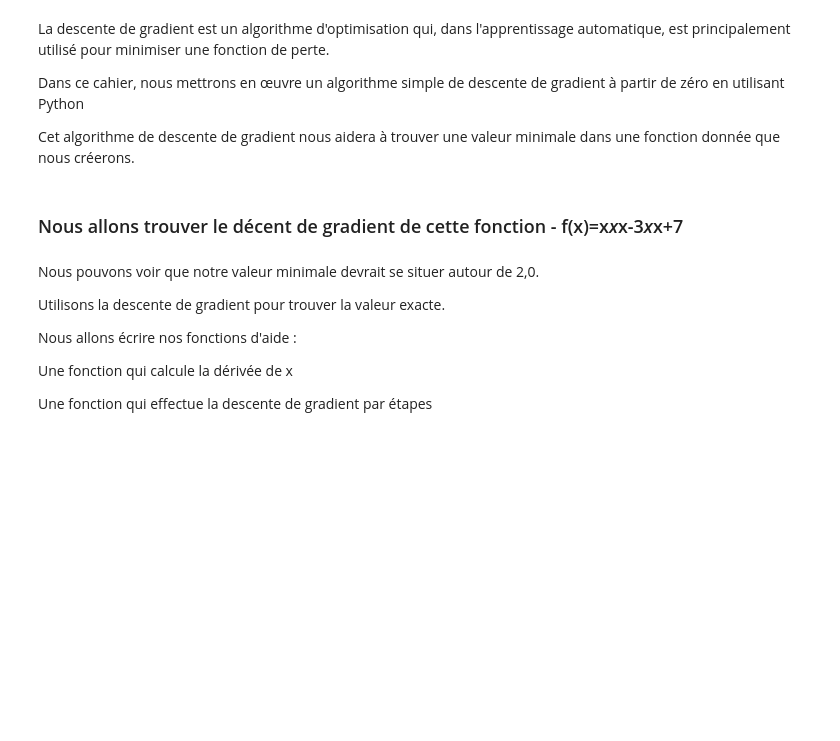
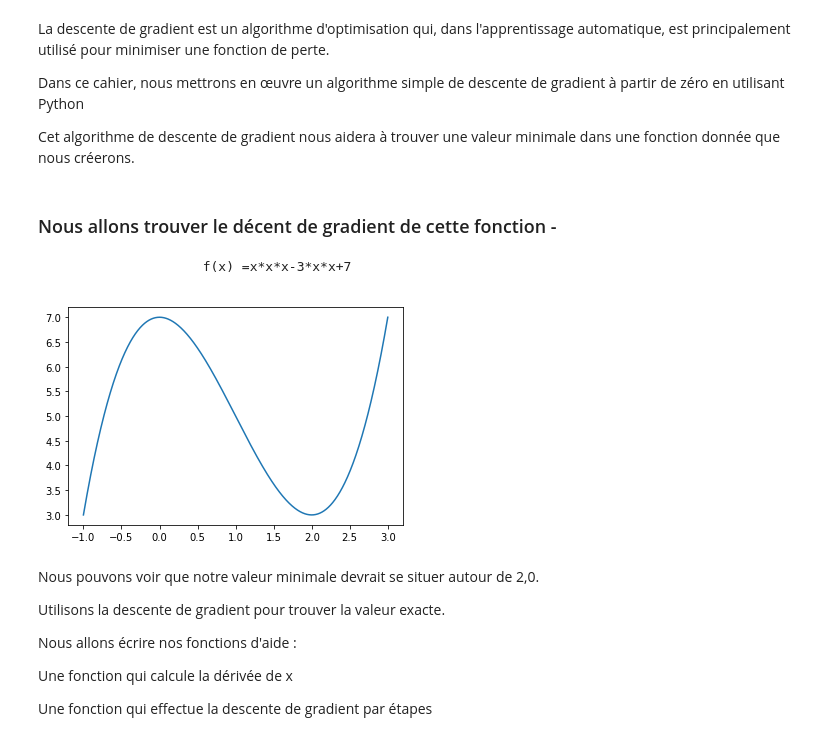
Before and after one commit to gackouhamady/DescentDeGradientFromScratch, a Jupyter notebook: GradientDescent.ipynb, the cells around one changed output. Cells and saved outputs as stored; diff of their text form; code cells hidden in the pictures; blank space fills up the shorter version.

```diff
--- a/GradientDescent.ipynb
+++ b/GradientDescent.ipynb
@@ -13,7 +13,16 @@ import numpy as np
 import matplotlib.pyplot as plt
 %matplotlib inline
 # %% [markdown]
-###   Nous allons trouver le décent de gradient de cette fonction - f(x)=x*x*x-3*x*x+7
+###   Nous allons trouver le décent de gradient de cette fonction -
+                       f(x) =x*x*x-3*x*x+7
+# %%
+function = lambda x : ((x*x*x)-(3*x*x))+7
+x=np.linspace(-1,3,1000)
+#Tracer la courbe
+plt.plot(x, function(x))
+plt.show();
+# %% [output]
+[figure, added]
 # %% [markdown]
 Nous pouvons voir que notre valeur minimale devrait se situer autour de 2,0.
 
```
